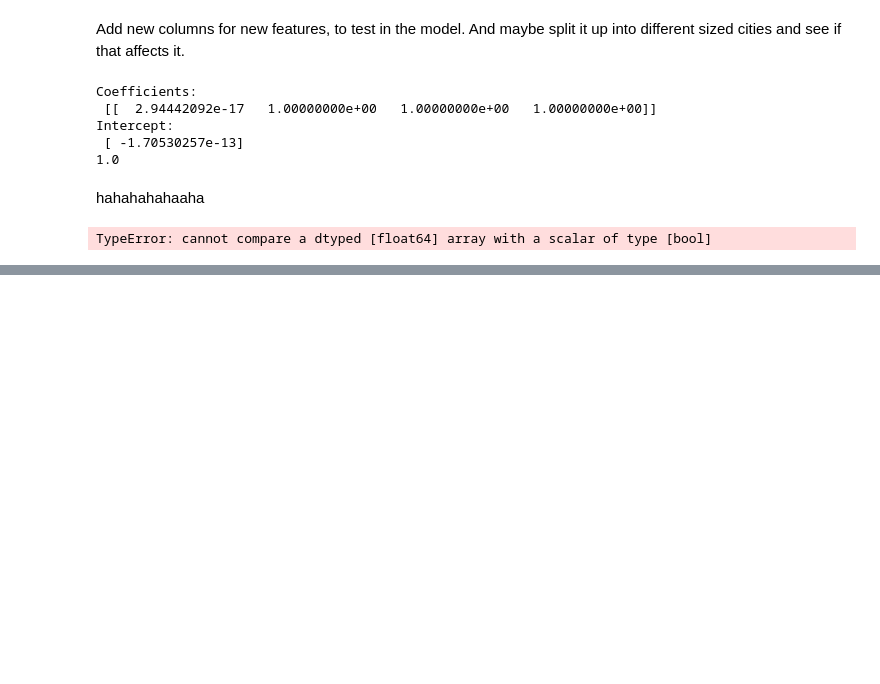
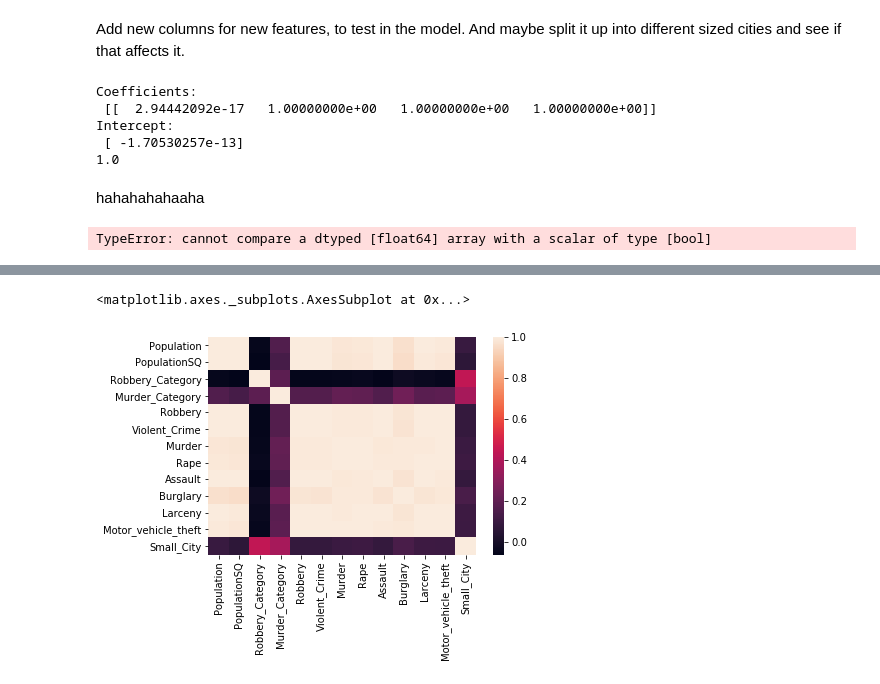
Before and after one commit to Schmidt8181/NY_Crime2013, a Jupyter notebook: NY_Crime_2013.ipynb, the cells around one changed output, grey strips where cells are left out. Cells and saved outputs as stored; diff of their text form; code cells hidden in the pictures; blank space fills up the shorter version.

```diff
--- a/NY_Crime_2013.ipynb
+++ b/NY_Crime_2013.ipynb
@@ -244,0 +250,5 @@ TypeError: cannot compare a dtyped [float64] array with a scalar of type [bool]
+# %%
+sns.heatmap(Property_Crime.corr())
+# %% [output]
+<matplotlib.axes._subplots.AxesSubplot at 0x...>
+[figure, added]
```
Also changed, not shown: parts of 1 cell of this notebook.
